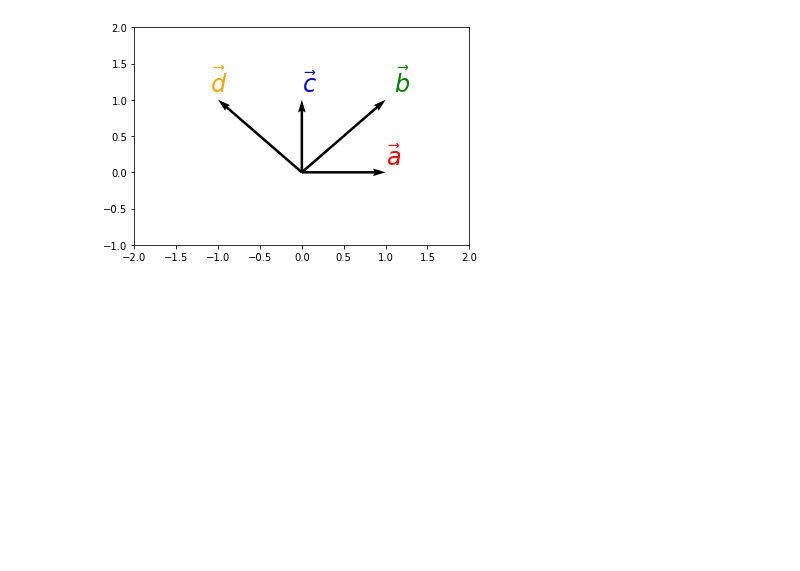
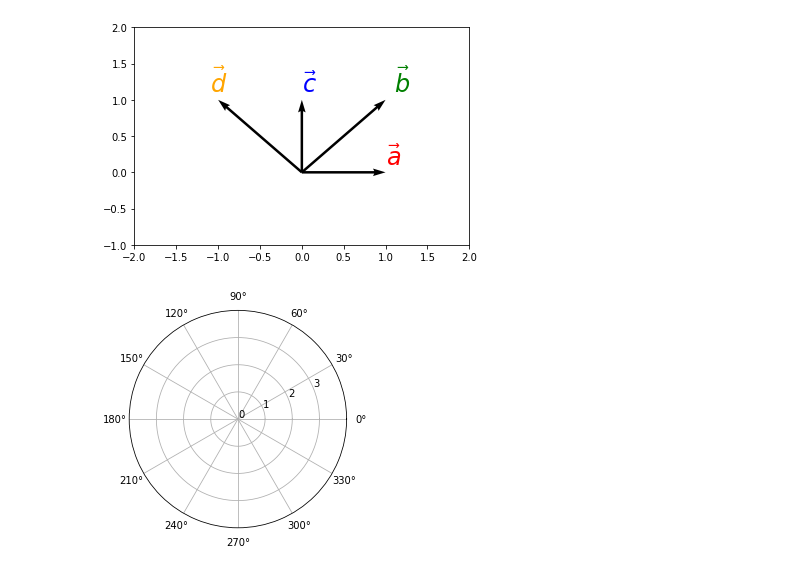
Before and after one commit to daniel-lorenzo/Electrotecnia, a Jupyter notebook: Ejercitacion/Untitled.ipynb, the cells around one changed output. Saved outputs shown, nothing was run; the diff lists cells and outputs as text; code cells hidden in the pictures; blank space fills up the shorter version.

```diff
--- a/Ejercitacion/Untitled.ipynb
+++ b/Ejercitacion/Untitled.ipynb
@@ -130,0 +133,18 @@ plt.show()
+# %%
+import matplotlib.pyplot as plt
+import numpy as np
+
+fig = plt.figure()
+
+ax = fig.add_subplot(111, projection='polar')
+
+ax.set_xticks(np.arange(0,2.0*np.pi,np.pi/6.0))
+
+ax.set_ylim(0,4)
+ax.set_yticks(np.arange(0,4,1.0))
+
+#plt.savefig("polar_coordinates_02.png", bbox_inches='tight')
+
+plt.show()
+# %% [output]
+[figure, added]
```
Also changed, not shown: parts of 1 cell of this notebook, 21 other files.
